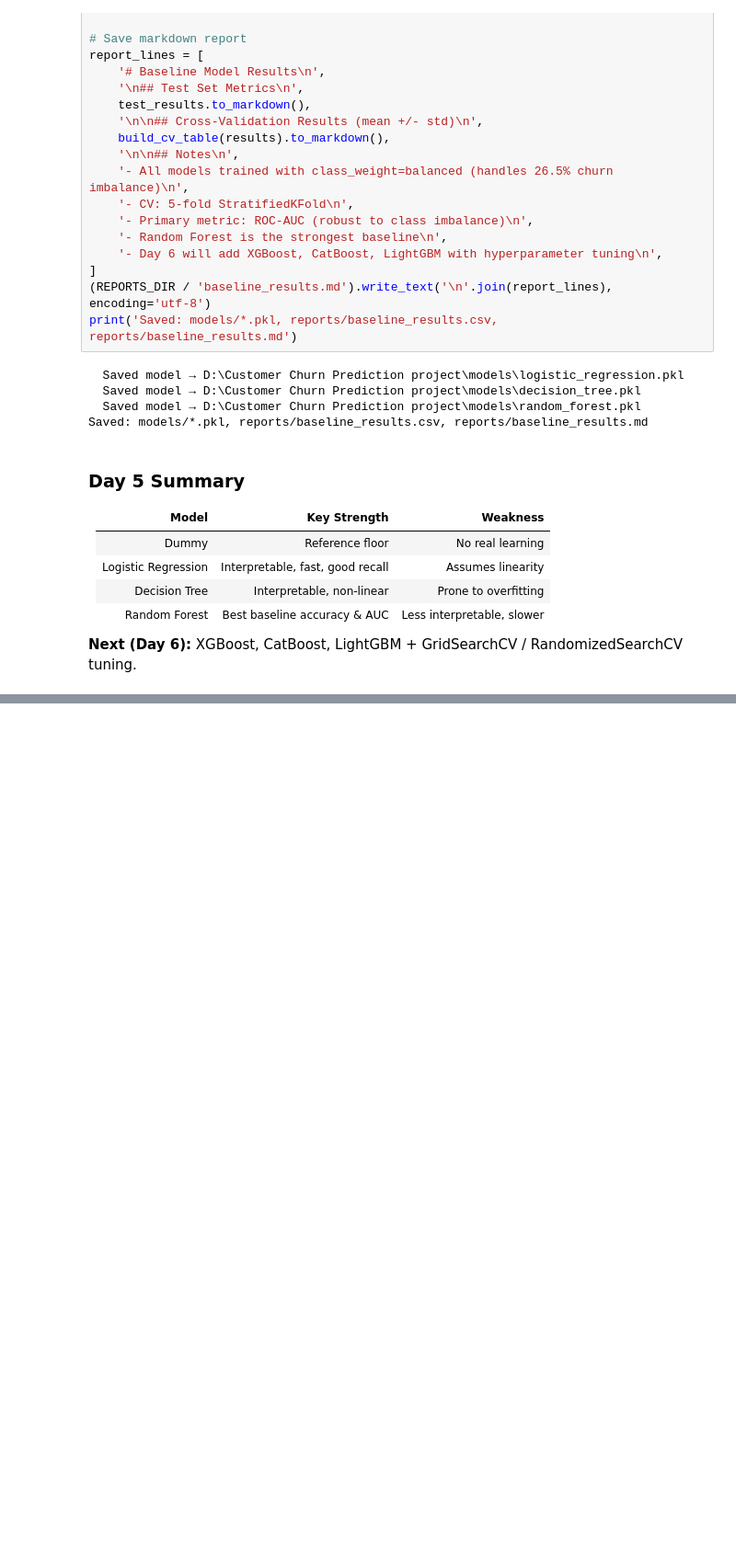
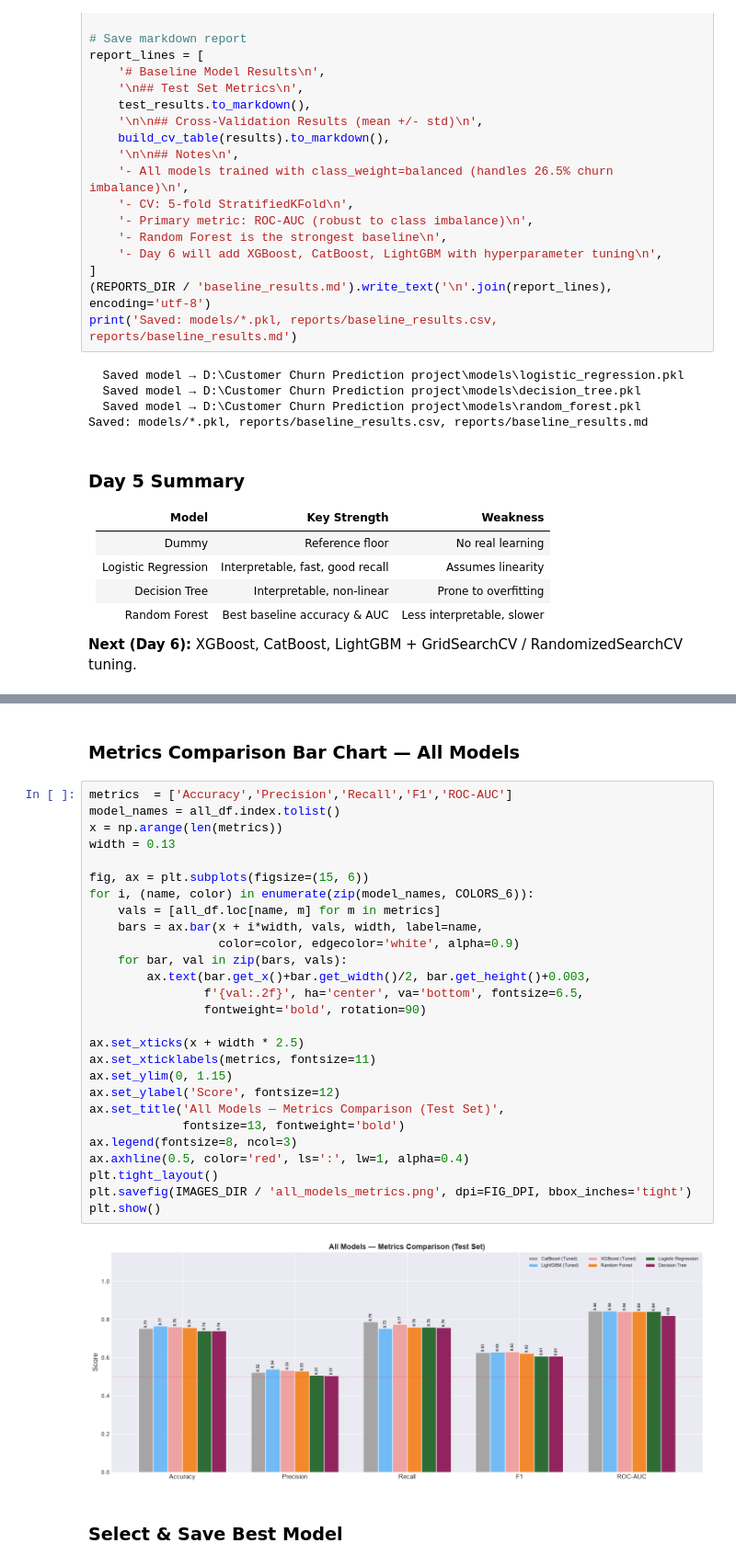
Before and after one commit to Spandana-hub/Customer_churn_prediction, a Jupyter notebook: notebooks/customer_churn_analysis.ipynb, the cells around one changed output, grey strips where cells are left out. Shown at 92% size. Cells and saved outputs as stored; diff of their text form; blank space fills up the shorter version.

```diff
--- a/notebooks/customer_churn_analysis.ipynb
+++ b/notebooks/customer_churn_analysis.ipynb
@@ -1273,0 +1560,33 @@ Saved: models/*.pkl, reports/baseline_results.csv, reports/baseline_results.md
+# %% [markdown]
+### Metrics Comparison Bar Chart — All Models
+# %%
+metrics  = ['Accuracy','Precision','Recall','F1','ROC-AUC']
+model_names = all_df.index.tolist()
+x = np.arange(len(metrics))
+width = 0.13
+
+fig, ax = plt.subplots(figsize=(15, 6))
+for i, (name, color) in enumerate(zip(model_names, COLORS_6)):
+    vals = [all_df.loc[name, m] for m in metrics]
+    bars = ax.bar(x + i*width, vals, width, label=name,
+                  color=color, edgecolor='white', alpha=0.9)
+    for bar, val in zip(bars, vals):
+        ax.text(bar.get_x()+bar.get_width()/2, bar.get_height()+0.003,
+                f'{val:.2f}', ha='center', va='bottom', fontsize=6.5,
+                fontweight='bold', rotation=90)
+
+ax.set_xticks(x + width * 2.5)
+ax.set_xticklabels(metrics, fontsize=11)
+ax.set_ylim(0, 1.15)
+ax.set_ylabel('Score', fontsize=12)
+ax.set_title('All Models — Metrics Comparison (Test Set)',
+             fontsize=13, fontweight='bold')
+ax.legend(fontsize=8, ncol=3)
+ax.axhline(0.5, color='red', ls=':', lw=1, alpha=0.4)
+plt.tight_layout()
+plt.savefig(IMAGES_DIR / 'all_models_metrics.png', dpi=FIG_DPI, bbox_inches='tight')
+plt.show()
+# %% [output]
+[figure, added]
+# %% [markdown]
+### Select & Save Best Model
```
Also changed, not shown: parts of 20 cells of this notebook, 7 other files.
